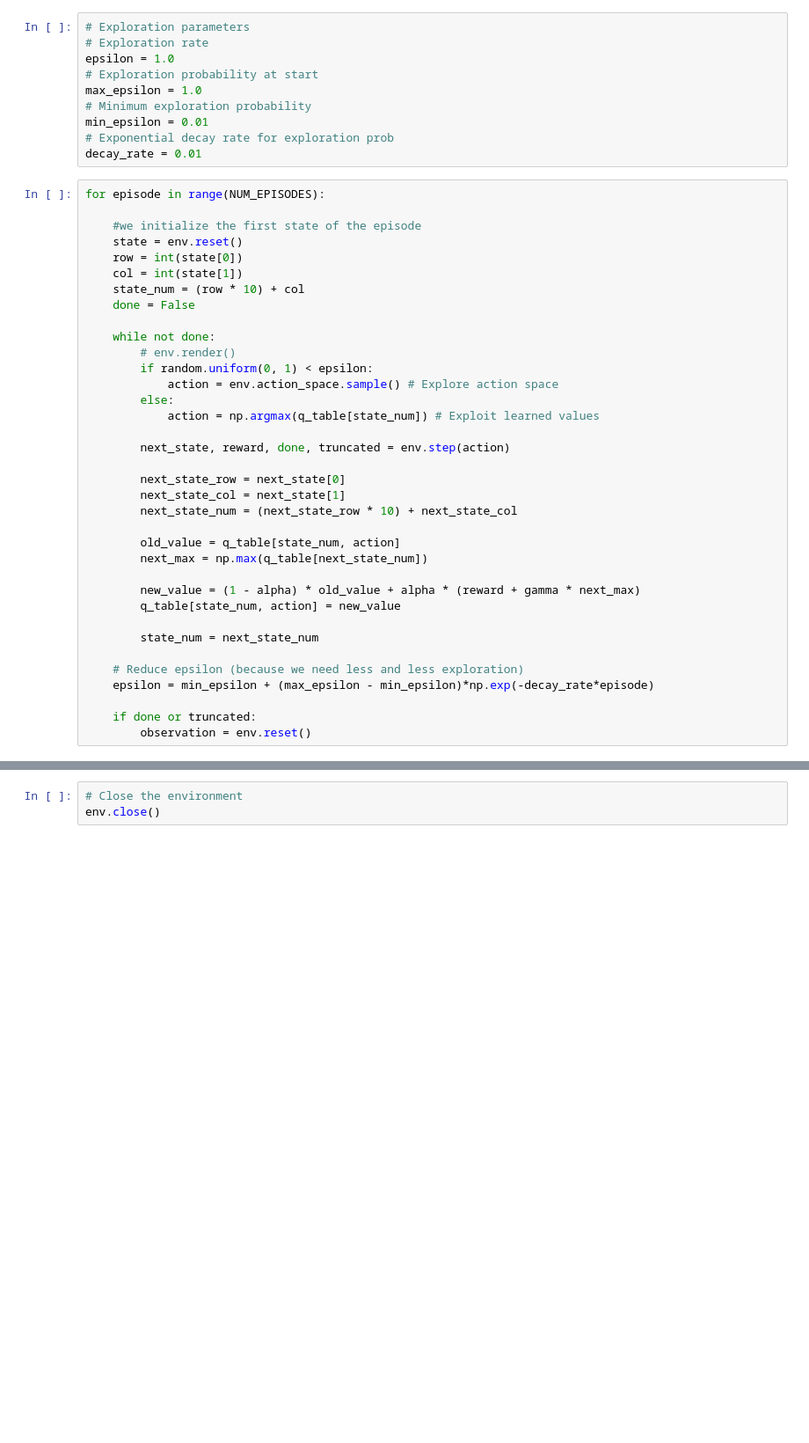
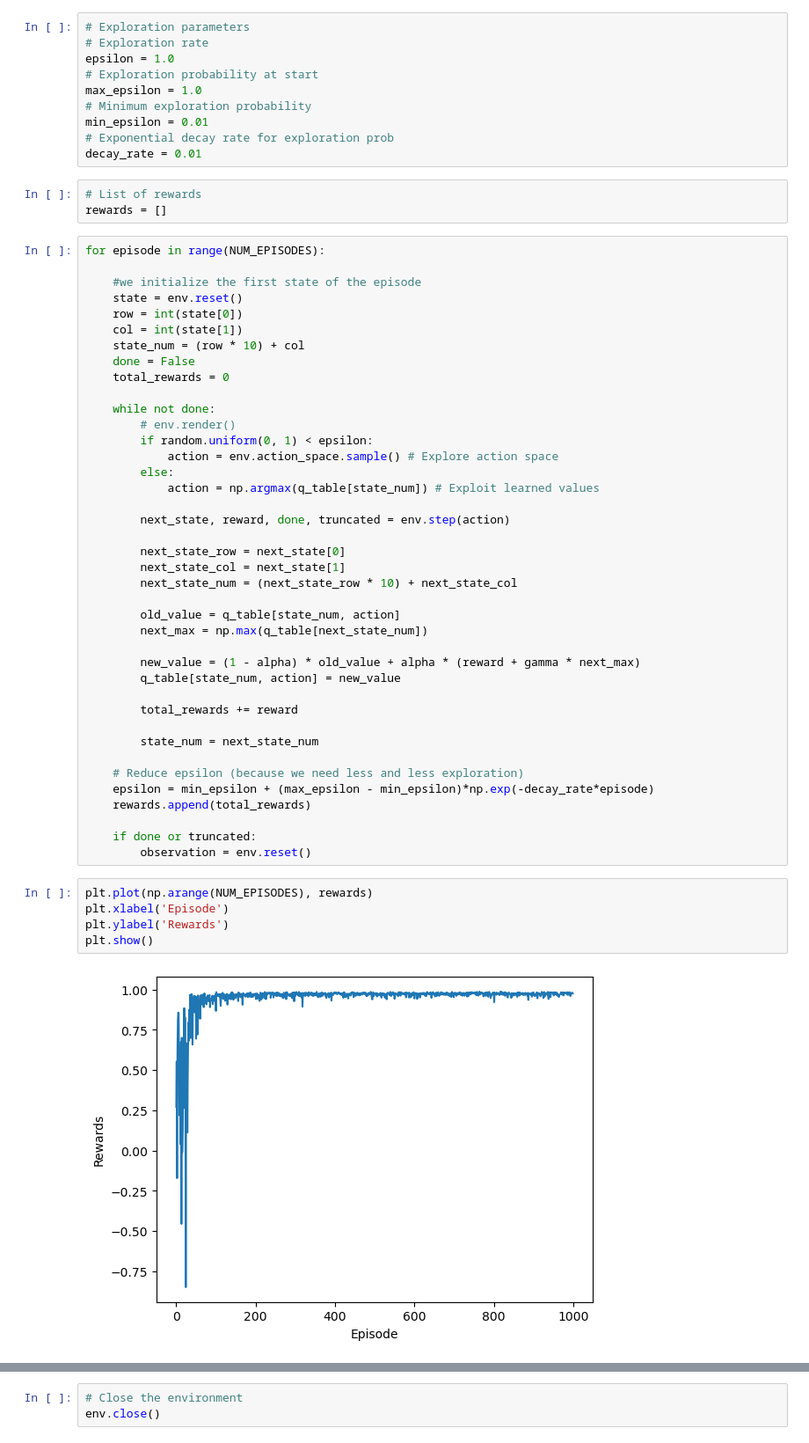
Before and after one commit to UIAI-4021/rl-blaster, a Jupyter notebook: maze.ipynb, the cells around one changed output, grey strips where cells are left out. Shown: that part at 88% size. Drawn from its saved outputs; the diff is of its cells as text; blank space fills up the shorter version.

Commit message:
draw a plot

```diff
--- a/maze.ipynb
+++ b/maze.ipynb
@@ -30,6 +31,9 @@ max_epsilon = 1.0
 min_epsilon = 0.01
 # Exponential decay rate for exploration prob
 decay_rate = 0.01
+# %%
+# List of rewards
+rewards = []
 # %%
 for episode in range(NUM_EPISODES):
 
@@ -39,6 +43,7 @@ for episode in range(NUM_EPISODES):
     col = int(state[1])
     state_num = (row * 10) + col
     done = False
+    total_rewards = 0
 
     while not done:
         # env.render()
@@ -59,13 +64,23 @@ for episode in range(NUM_EPISODES):
         new_value = (1 - alpha) * old_value + alpha * (reward + gamma * next_max)
         q_table[state_num, action] = new_value
 
+        total_rewards += reward
+
         state_num = next_state_num
 
     # Reduce epsilon (because we need less and less exploration)
     epsilon = min_epsilon + (max_epsilon - min_epsilon)*np.exp(-decay_rate*episode)
+    rewards.append(total_rewards)
 
     if done or truncated:
         observation = env.reset()
+# %%
+plt.plot(np.arange(NUM_EPISODES), rewards)
+plt.xlabel('Episode')
+plt.ylabel('Rewards')
+plt.show()
+# %% [output]
+[figure, added]
 # %%
 print(q_table)
 # %% [output]
```
Also changed, not shown: parts of 2 cells of this notebook.
